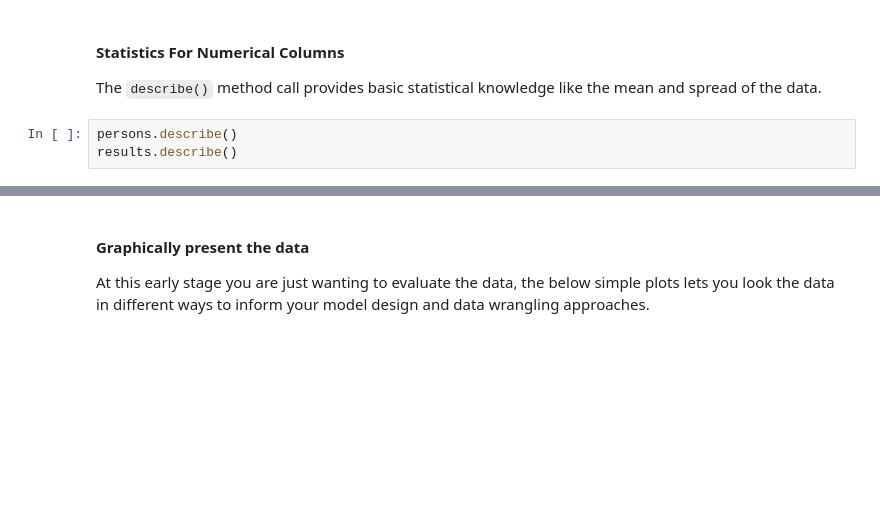
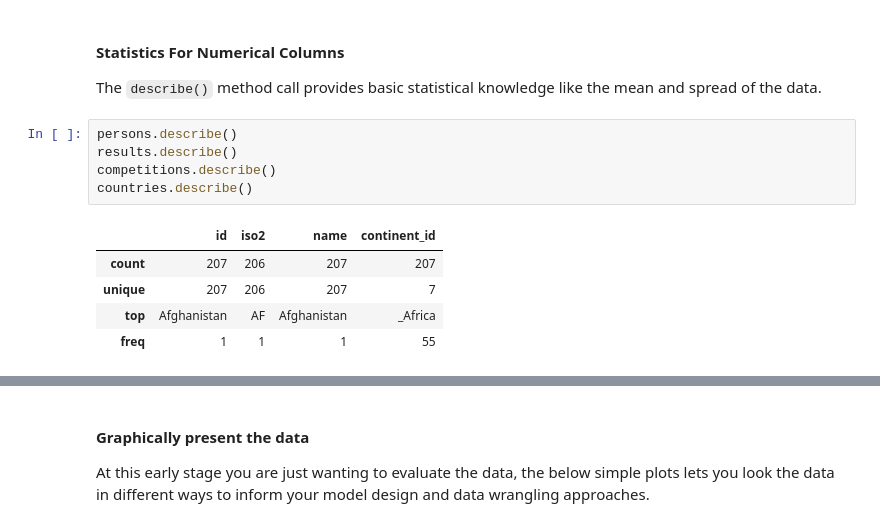
Before and after one commit to TempeHS/2026SE_MLOPSTask_Michael.L, a Jupyter notebook: 2.Model_Development/2.1.Data_Wrangling/2.1.1.data_preview.ipynb, the cells around one changed output, grey strips where cells are left out. Drawn from its saved outputs; the diff is of its cells as text; blank space fills up the shorter version.

```diff
--- a/2.Model_Development/2.1.Data_Wrangling/2.1.1.data_preview.ipynb
+++ b/2.Model_Development/2.1.Data_Wrangling/2.1.1.data_preview.ipynb
@@ -49,3 +80,11 @@ The `describe()` method call provides basic statistical knowledge like the mean
 # %%
 persons.describe()
 results.describe()
+competitions.describe()
+countries.describe()
+# %% [output]
+|  | id | iso2 | name | continent_id |
+| count | 207 | 206 | 207 | 207 |
+| unique | 207 | 206 | 207 | 7 |
+| top | Afghanistan | AF | Afghanistan | _Africa |
+| freq | 1 | 1 | 1 | 55 |
```
Also changed, not shown: parts of 10 cells of this notebook, 5 other files.
